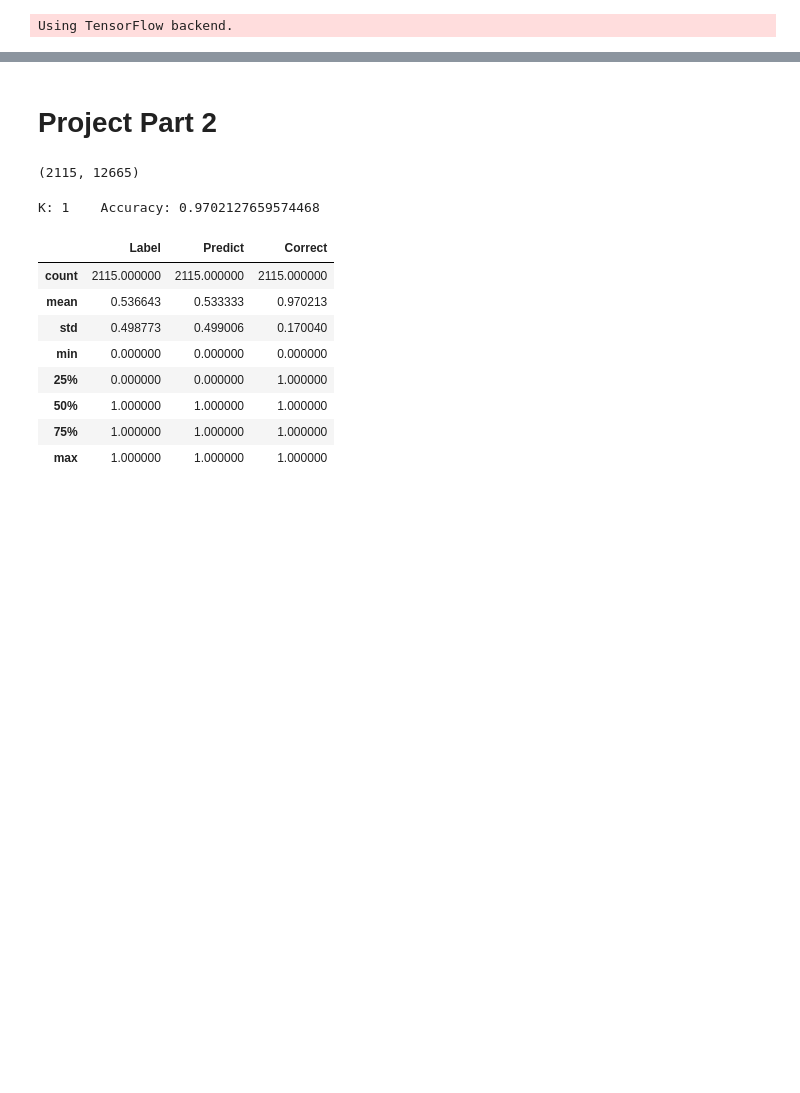
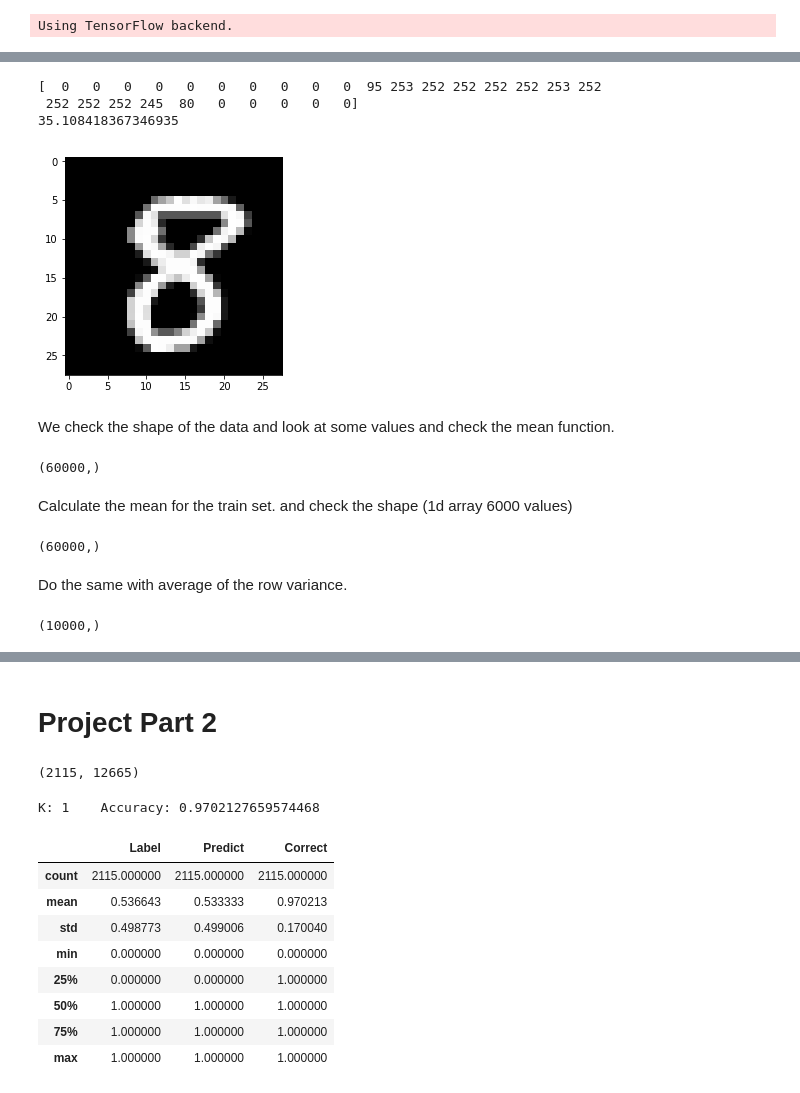
Before and after one commit to Nydhal/Notebooks, a Jupyter notebook: FSL_CSE569_Project_part2.ipynb, the cells around one changed output, grey strips where cells are left out. Drawn from its saved outputs; the diff is of its cells as text; code cells hidden in the pictures; blank space fills up the shorter version.

```diff
--- a/FSL_CSE569_Project_part2.ipynb
+++ b/FSL_CSE569_Project_part2.ipynb
@@ -12,0 +33,34 @@ Using TensorFlow backend.
+# %%
+
+sample_number,pixel_row,pixel_col = 333,6,0
+print((x_train, y_train)[x_or_y][sample_number][pixel_row])
+plt.imshow(x_train[333], cmap='Greys_r')
+print(x_train[0].mean())
+# %% [output]
+[  0   0   0   0   0   0   0   0   0   0  95 253 252 252 252 252 253 252
+ 252 252 252 245  80   0   0   0   0   0]
+35.108418367346935
+[figure, added]
+# %% [markdown]
+We check the shape of the data and look at some values and check the mean function.
+# %%
+mean_train = x_train.mean(axis=(1,2))
+mean_train.shape
+# %% [output]
+(60000,)
+# %% [markdown]
+Calculate the mean for the train set. and check the shape (1d array 6000 values)
+# %%
+var_train = x_train.var(axis=2).mean(axis=1)
+var_train.shape
+# %% [output]
+(60000,)
+# %% [markdown]
+Do the same with average of the row variance.
+# %%
+mean_test = x_test.mean(axis=(1,2))
+mean_test.shape
+var_test = x_test.var(axis=2).mean(axis=1)
+var_test.shape
+# %% [output]
+(10000,)
```
Also changed, not shown: parts of 16 cells of this notebook.
